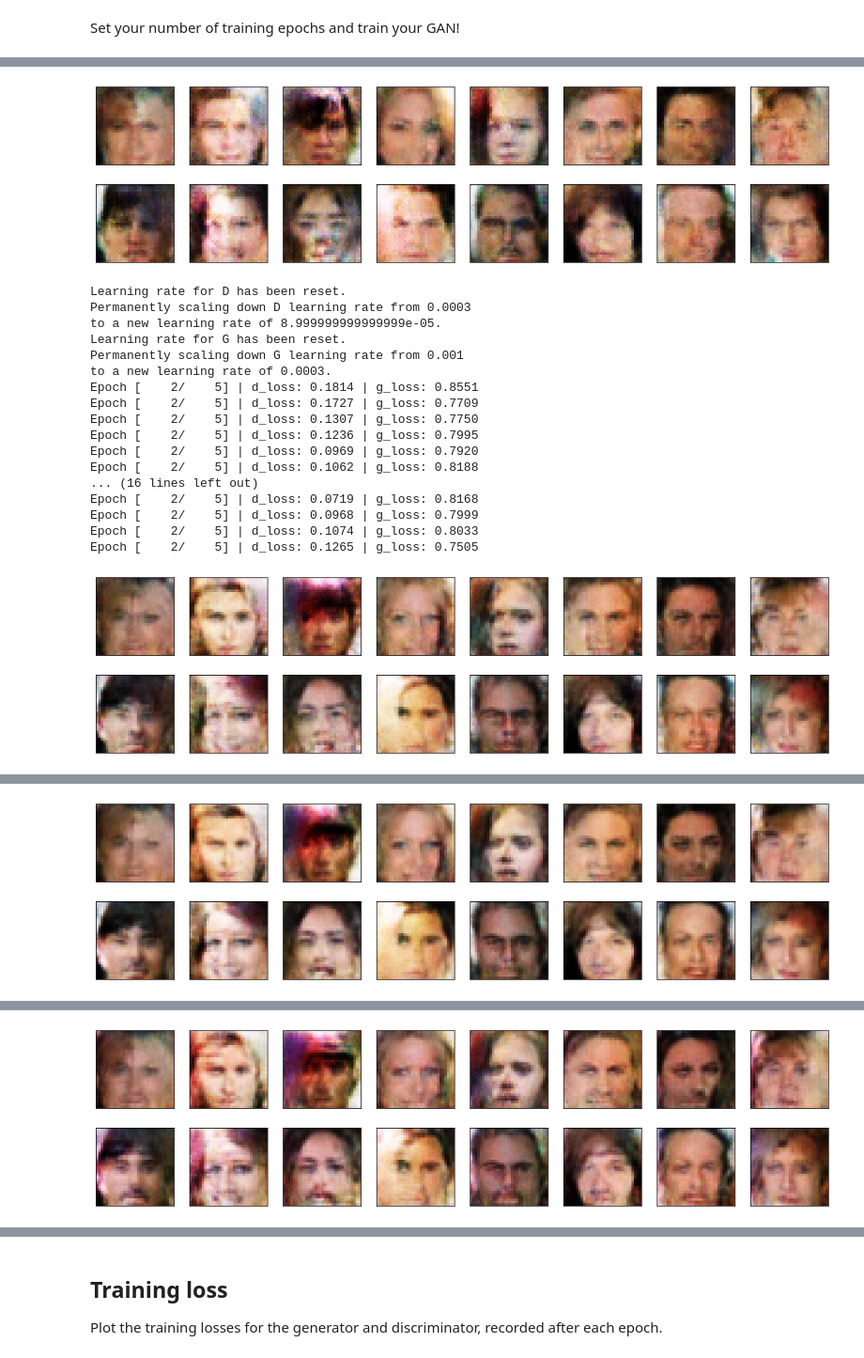
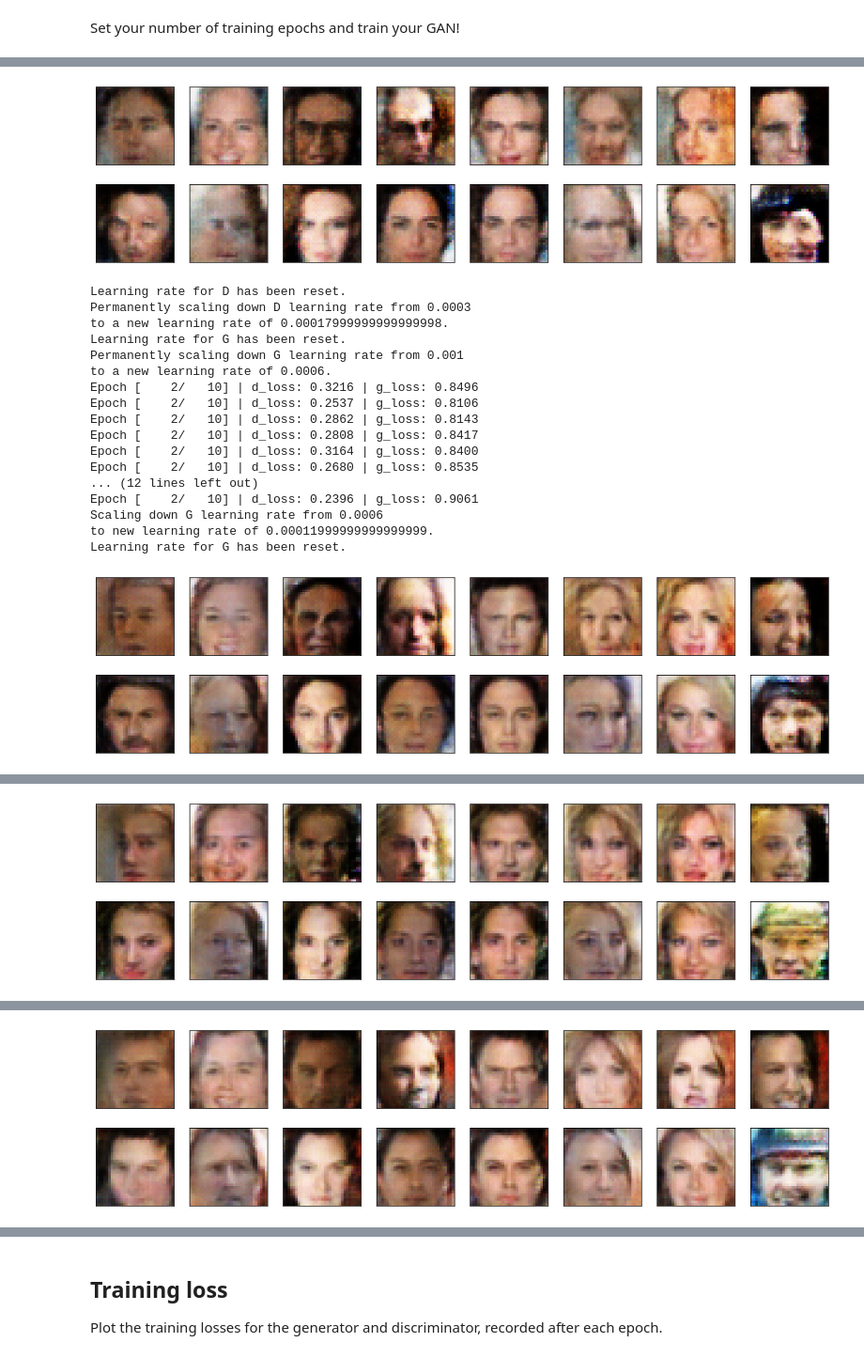
Before and after one commit to ebrahimebrahim/udaproject_face_generation, a Jupyter notebook: dlnd_face_generation.ipynb, the cells around one changed output, grey strips where cells are left out. Shown at 94% size. Saved outputs shown, nothing was run; the diff lists cells and outputs as text; code cells hidden in the pictures.

```diff
--- a/dlnd_face_generation.ipynb
+++ b/dlnd_face_generation.ipynb
@@ -185,7 +185,7 @@ class ResidualBlock(nn.Module):
 # %%
 class Discriminator(nn.Module):
 
-    def __init__(self, conv_dim, n_res=1):
+    def __init__(self, conv_dim, n_res=3):
         """
         Initialize the Discriminator Module
         :param conv_dim: The depth of the first convolutional layer
@@ -249,7 +249,7 @@ The generator should upsample an input and generate a *new* image of the same si
 # %%
 class Generator(nn.Module):
 
-    def __init__(self, z_size, conv_dim, n_res=0):
+    def __init__(self, z_size, conv_dim, n_res=1):
         """
         Initialize the Generator Module
         :param z_size: The length of the input latent vector, z
@@ -474,7 +474,7 @@ Define optimizers for your models with appropriate hyperparameters.
 # %%
 import torch.optim as optim
 
-run_id = '16'
+run_id = '17'
 
 # Create optimizers for the discriminator D and generator G
 d_optimizer = optim.Adam(D.parameters(),lr=3e-4,betas=(0.5,0.999))
@@ -594,7 +594,7 @@ class LR_updater(object):
 d_lr_updater = LR_updater(d_optimizer,M=2,gamma=0.2,lo_thresh=0.05,hi_thresh= 0.2,verbose="D")
 g_lr_updater = LR_updater(g_optimizer,M=2,gamma=0.2,lo_thresh=-0.65,hi_thresh=-0.2,verbose="G")
 # %%
-def train(D, G, n_epochs, print_every=50, unroll_steps=15):
+def train(D, G, n_epochs, print_every=50, unroll_steps=10):
     '''Trains adversarial networks for some number of epochs
        param, D: the discriminator network
        param, G: the generator network
@@ -634,10 +634,6 @@ def train(D, G, n_epochs, print_every=50, unroll_steps=15):
 
             batch_size = real_images.size(0)
             real_images = scale(real_images)
-
-            # ===============================================
-            #         YOUR CODE HERE: TRAIN THE NETWORKS
-            # ===============================================
 
             if train_on_gpu:
                 real_images = real_images.cuda()
@@ -700,10 +696,6 @@ def train(D, G, n_epochs, print_every=50, unroll_steps=15):
             g_lr_updater.update(-d_loss.item()) # this is my funky way of re-using some code
 
 
-            # ===============================================
-            #              END OF YOUR CODE
-            # ===============================================
-
             # Print some loss stats
             if batch_i % print_every == 0:
                 # append discriminator loss and generator loss
@@ -720,16 +712,14 @@ def train(D, G, n_epochs, print_every=50, unroll_steps=15):
 
 
         ## AFTER EACH EPOCH##
-        # this code assumes your generator is named G, feel free to change the name
-        # generate and save sample, fake images
         G.eval() # for generating samples
         samples_z = G(fixed_z)
         samples.append(samples_z)
         view_sample(samples_z)
         G.train() # back to training mode
         # Permanently scale down learning rates after each epoch
-        d_lr_updater.permanent_scaling(0.3)
-        g_lr_updater.permanent_scaling(0.3)
+        d_lr_updater.permanent_scaling(0.6)
+        g_lr_updater.permanent_scaling(0.6)
 
     # Save training generator samples
     with open('train_samples'+run_id+'.pkl', 'wb') as f:
@@ -741,7 +731,7 @@ def train(D, G, n_epochs, print_every=50, unroll_steps=15):
 Set your number of training epochs and train your GAN!
 # %%
 # set number of epochs
-n_epochs = 5
+n_epochs = 10
 
 
 """
@@ -770,20 +760,20 @@ Learning rate for D has been reset.
-[figure, old version]
+[figure, new version]
 Learning rate for D has been reset.
 Permanently scaling down D learning rate from 0.0003
-to a new learning rate of 8.999999999999999e-05.
+to a new learning rate of 0.00017999999999999998.
 Learning rate for G has been reset.
 Permanently scaling down G learning rate from 0.001
-to a new learning rate of 0.0003.
-Epoch [    2/    5] | d_loss: 0.1814 | g_loss: 0.8551
-Epoch [    2/    5] | d_loss: 0.1727 | g_loss: 0.7709
-Epoch [    2/    5] | d_loss: 0.1307 | g_loss: 0.7750
-Epoch [    2/    5] | d_loss: 0.1236 | g_loss: 0.7995
-Epoch [    2/    5] | d_loss: 0.0969 | g_loss: 0.7920
-Epoch [    2/    5] | d_loss: 0.1062 | g_loss: 0.8188
-... (16 lines left out)
-Epoch [    2/    5] | d_loss: 0.0719 | g_loss: 0.8168
-Epoch [    2/    5] | d_loss: 0.0968 | g_loss: 0.7999
-Epoch [    2/    5] | d_loss: 0.1074 | g_loss: 0.8033
-Epoch [    2/    5] | d_loss: 0.1265 | g_loss: 0.7505
+to a new learning rate of 0.0006.
+Epoch [    2/   10] | d_loss: 0.3216 | g_loss: 0.8496
+Epoch [    2/   10] | d_loss: 0.2537 | g_loss: 0.8106
+Epoch [    2/   10] | d_loss: 0.2862 | g_loss: 0.8143
+Epoch [    2/   10] | d_loss: 0.2808 | g_loss: 0.8417
+Epoch [    2/   10] | d_loss: 0.3164 | g_loss: 0.8400
+Epoch [    2/   10] | d_loss: 0.2680 | g_loss: 0.8535
+... (12 lines left out)
+Epoch [    2/   10] | d_loss: 0.2396 | g_loss: 0.9061
+Scaling down G learning rate from 0.0006
+to new learning rate of 0.00011999999999999999.
+Learning rate for G has been reset.
-[figure, old version]
+[figure, new version]
 Learning rate for D has been reset.
@@ -806,2 +796,2 @@ Epoch [    3/    5] | d_loss: 0.0910 | g_loss: 0.7685
-[figure, old version]
+[figure, new version]
 Learning rate for D has been reset.
@@ -824,2 +814,2 @@ Epoch [    4/    5] | d_loss: 0.1110 | g_loss: 0.7137
-[figure, old version]
+[figure, new version]
 Learning rate for D has been reset.
```
Also changed, not shown: parts of 12 cells of this notebook, 1 other file.
